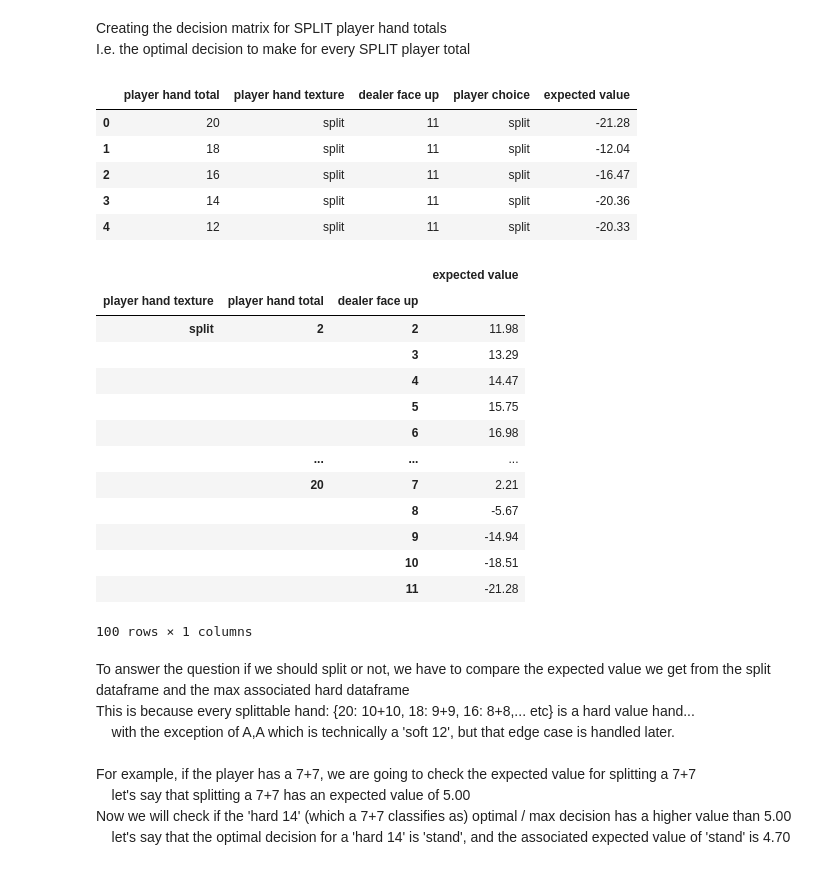
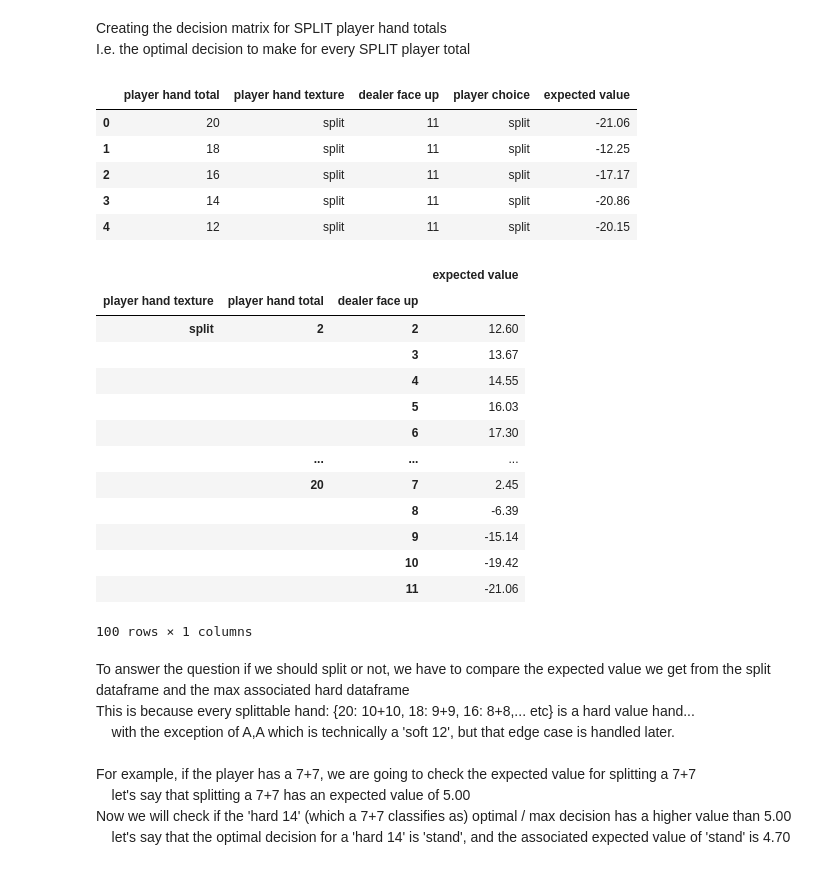
Before and after one commit to developer-hchan/Blackjack_Strategy_Simulation, a Jupyter notebook: src/blackjack_strategy_simulation/helper/chart_generation_notebook.ipynb, the cells around one changed output. Drawn from its saved outputs; the diff is of its cells as text; code cells hidden in the pictures.

```diff
--- a/src/blackjack_strategy_simulation/helper/chart_generation_notebook.ipynb
+++ b/src/blackjack_strategy_simulation/helper/chart_generation_notebook.ipynb
@@ -174,15 +178,15 @@ Creating the decision matrix for SPLIT player hand totals\
 I.e. the optimal decision to make for every SPLIT player total
 # %%
 # when loading in the split data set, NOTE: this is a different csv than what was used for hard and soft hands, we see that it is organized a bit differently
-split = pd.read_csv("data_split.csv")
+split = pd.read_csv(DATA_DIR / "data_split.csv")
 split.head()
 # %% [output]
 |  | player hand total | player hand texture | dealer face up | player choice | expected value |
-| 0 | 20 | split | 11 | split | -21.28 |
-| 1 | 18 | split | 11 | split | -12.04 |
-| 2 | 16 | split | 11 | split | -16.47 |
-| 3 | 14 | split | 11 | split | -20.36 |
-| 4 | 12 | split | 11 | split | -20.33 |
+| 0 | 20 | split | 11 | split | -21.06 |
+| 1 | 18 | split | 11 | split | -12.25 |
+| 2 | 16 | split | 11 | split | -17.17 |
+| 3 | 14 | split | 11 | split | -20.86 |
+| 4 | 12 | split | 11 | split | -20.15 |
 # %%
 # this cell is unncessary, but it makes the split dataframe more human-readable
 
@@ -192,17 +196,17 @@ split_pivot
 # %% [output]
 |  |  |  | expected value |
 | player hand texture | player hand total | dealer face up |  |
-| split | 2 | 2 | 11.98 |
-|  |  | 3 | 13.29 |
-|  |  | 4 | 14.47 |
-|  |  | 5 | 15.75 |
-|  |  | 6 | 16.98 |
+| split | 2 | 2 | 12.60 |
+|  |  | 3 | 13.67 |
+|  |  | 4 | 14.55 |
+|  |  | 5 | 16.03 |
+|  |  | 6 | 17.30 |
 |  | ... | ... | ... |
-|  | 20 | 7 | 2.21 |
-|  |  | 8 | -5.67 |
-|  |  | 9 | -14.94 |
-|  |  | 10 | -18.51 |
-|  |  | 11 | -21.28 |
+|  | 20 | 7 | 2.45 |
+|  |  | 8 | -6.39 |
+|  |  | 9 | -15.14 |
+|  |  | 10 | -19.42 |
+|  |  | 11 | -21.06 |
 100 rows × 1 columns
 # %% [markdown]
 To answer the question if we should split or not, we have to compare the expected value we get from the split dataframe and the max associated hard dataframe\
```
Also changed, not shown: parts of 19 cells of this notebook, 2 other files.
